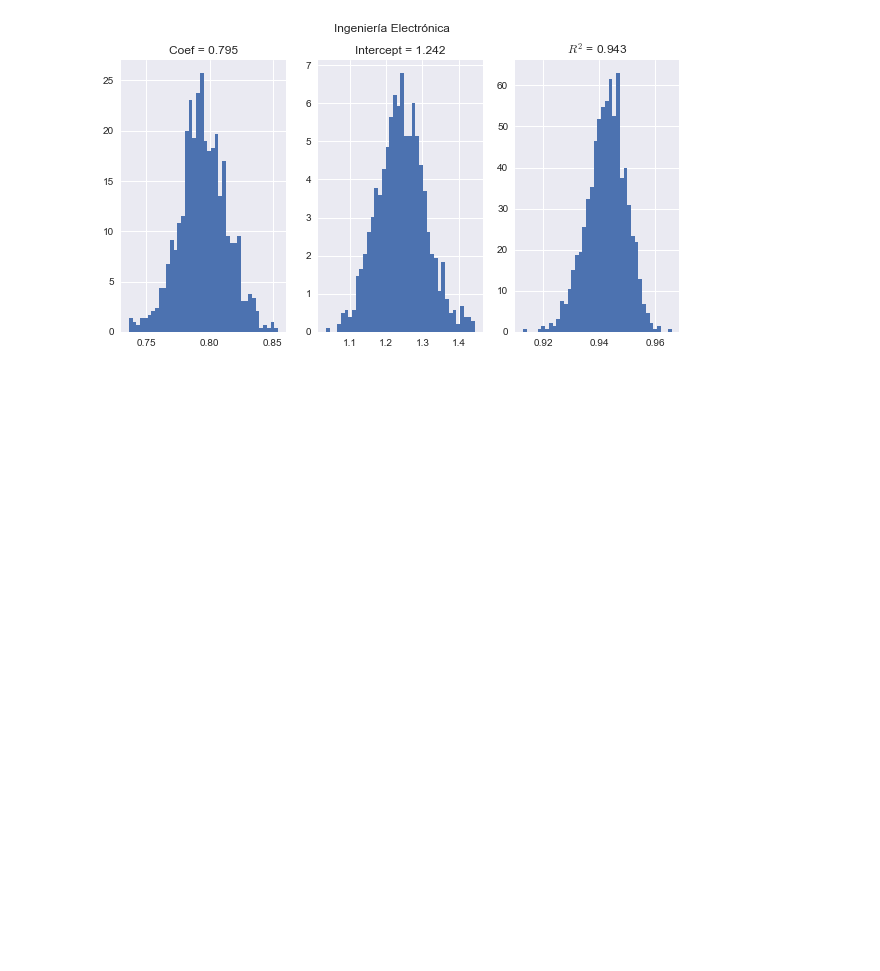
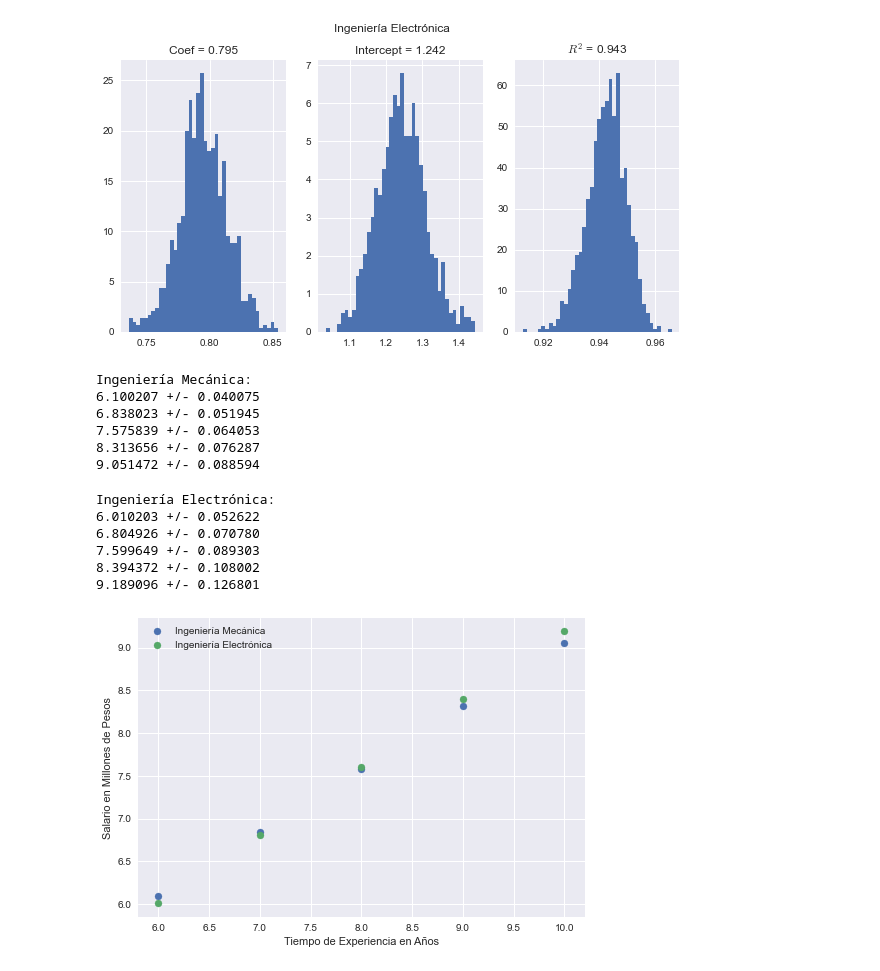
Before and after one commit to dfdiazc/IntroCienciaDatos1, a Jupyter notebook: main.ipynb, the cells around one changed output. Cells and saved outputs as stored; diff of their text form; code cells hidden in the pictures; blank space fills up the shorter version.

```diff
--- a/main.ipynb
+++ b/main.ipynb
@@ -133,3 +133,54 @@ _ = ax[2].hist(r_squared_electronic, bins= 40, density = True)
 _ = ax[2].set_title(r"$R^{2}$ = " + "{:.3f}".format(np.mean(r_squared_electronic)))
 # %% [output]
 [figure]
+# %%
+years = np.array([6, 7, 8, 9, 10])
+
+salary_estimate_mechanical = np.zeros((len(years), len(coef_mechanical)))
+salary_estimate_electronic = np.zeros((len(years), len(coef_electronic)))
+
+for i in range(len(years)):
+    for j in range(len(coef_mechanical)):
+        salary_estimate_mechanical[i][j] = coef_mechanical[j]*years[i] + intercept_mechanical[j]
+        salary_estimate_electronic[i][j] = coef_electronic[j]*years[i] + intercept_electronic[j]
+# %%
+salary_estimate_mechanical_average = np.zeros((len(years), 1))
+error_mechanical = np.zeros((len(years), 1))
+salary_estimate_electronic_average = np.zeros((len(years), 1))
+error_electronic = np.zeros((len(years), 1))
+
+for i in range(len(years)):
+        salary_estimate_mechanical_average[i][0] = np.mean(salary_estimate_mechanical[i])
+        error_mechanical[i][0] = np.std(salary_estimate_mechanical[i])
+        salary_estimate_electronic_average[i][0] = np.mean(salary_estimate_electronic[i])
+        error_electronic[i][0] = np.std(salary_estimate_electronic[i])
+# %%
+print("Ingeniería Mecánica:")
+for i in range(len(years)):
+    print("{:3f} +/- {:3f}".format(salary_estimate_mechanical_average[i][0], error_mechanical[i][0]))
+# %% [output]
+Ingeniería Mecánica:
+6.100207 +/- 0.040075
+6.838023 +/- 0.051945
+7.575839 +/- 0.064053
+8.313656 +/- 0.076287
+9.051472 +/- 0.088594
+# %%
+print("Ingeniería Electrónica:")
+for i in range(len(years)):
+    print("{:3f} +/- {:3f}".format(salary_estimate_electronic_average[i][0], error_electronic[i][0]))
+# %% [output]
+Ingeniería Electrónica:
+6.010203 +/- 0.052622
+6.804926 +/- 0.070780
+7.599649 +/- 0.089303
+8.394372 +/- 0.108002
+9.189096 +/- 0.126801
+# %%
+_ = plt.scatter(years, salary_estimate_mechanical_average, label = "Ingeniería Mecánica")
+_ = plt.scatter(years, salary_estimate_electronic_average, label = "Ingeniería Electrónica")
+_ = plt.legend()
+_ = plt.xlabel("Tiempo de Experiencia en Años")
+_ = plt.ylabel("Salario en Millones de Pesos")
+# %% [output]
+[figure, added]
```
